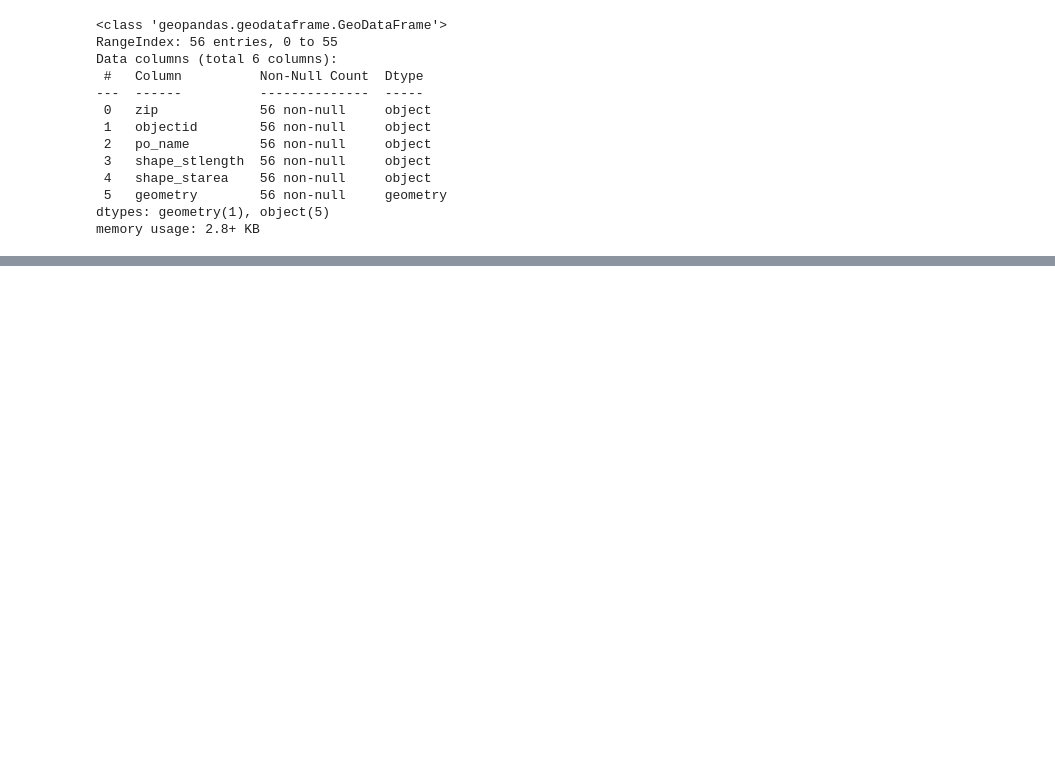
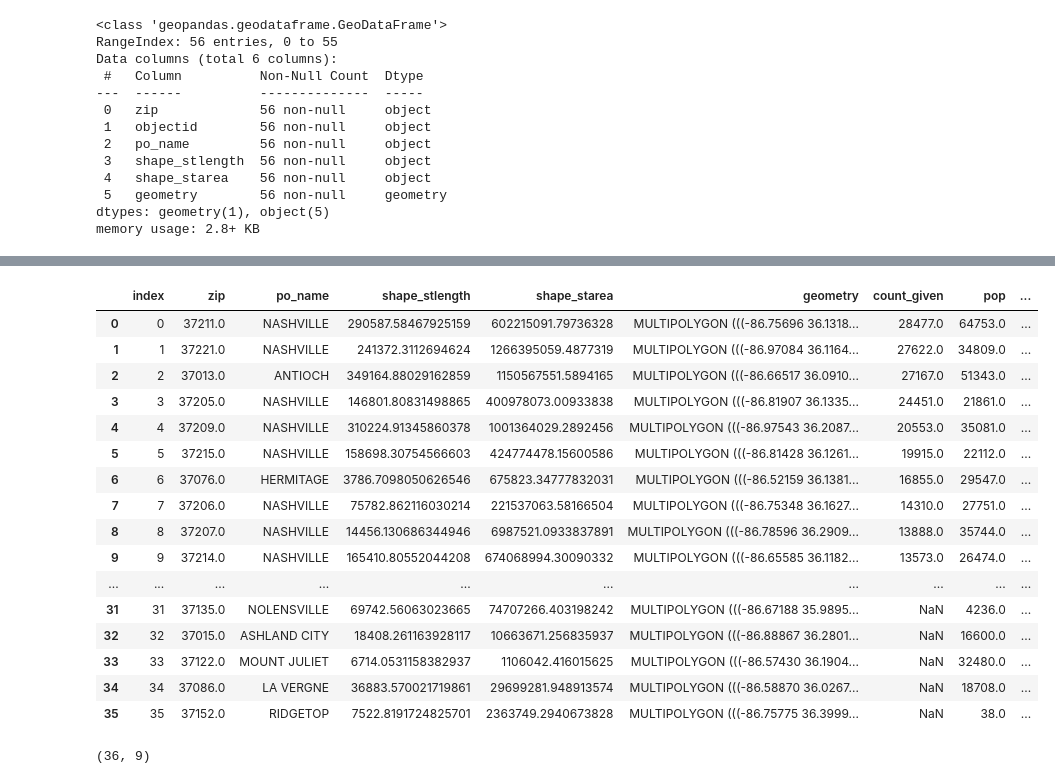
Before and after one commit to rghertel/nash-covid-cases-vaccines-pekka_pickled_peppers, a Jupyter notebook: Metro Area Covid Infections, Vaccinations, Other Factor Correlations.ipynb, the cells around one changed output, grey strips where cells are left out. Drawn from its saved outputs; the diff is of its cells as text; code cells hidden in the pictures; blank space fills up the shorter version.

```diff
--- a/Metro Area Covid Infections, Vaccinations, Other Factor Correlations.ipynb
+++ b/Metro Area Covid Infections, Vaccinations, Other Factor Correlations.ipynb
@@ -65,6 +109,6 @@ dtypes: geometry(1), object(5)
 memory usage: 2.8+ KB
 # %%
 #cast zipcode as float in zipcodes
-zipcodes['zip'].astype('float')
-zipcodes['zip'].dtype
+zipcodes['zip'] = zipcodes['zip'].astype('float')
+zipcodes.info()
 # %% [output]
@@ -78,0 +128,3 @@ KeyError: 'zip'
+# %%
+pop_by_zip = pd.read_csv("data/zipcode population.csv")
+pop_by_zip.info()
@@ -78,0 +214,28 @@ KeyError: 'zip'
+# %%
+geo_vaccine_pop = geo_vaccine.merge(pop_by_zip, on = 'zip', how='inner')
+geo_vaccine_pop = geo_vaccine_pop.drop(columns=['index','objectid','number','lat,long', 'city']).reset_index()
+geo_vaccine_pop['percent_vaxxed'] = round((geo_vaccine_pop['count_given']/geo_vaccine_pop['pop']),2)
+geo_vaccine_pop
+# %% [output]
+|  | index | zip | po_name | shape_stlength | shape_starea | geometry | count_given | pop | ... |
+| 0 | 0 | 37211.0 | NASHVILLE | 290587.58467925159 | 602215091.79736328 | MULTIPOLYGON (((-86.75696 36.1318... | 28477.0 | 64753.0 | ... |
+| 1 | 1 | 37221.0 | NASHVILLE | 241372.3112694624 | 1266395059.4877319 | MULTIPOLYGON (((-86.97084 36.1164... | 27622.0 | 34809.0 | ... |
+| 2 | 2 | 37013.0 | ANTIOCH | 349164.88029162859 | 1150567551.5894165 | MULTIPOLYGON (((-86.66517 36.0910... | 27167.0 | 51343.0 | ... |
+| 3 | 3 | 37205.0 | NASHVILLE | 146801.80831498865 | 400978073.00933838 | MULTIPOLYGON (((-86.81907 36.1335... | 24451.0 | 21861.0 | ... |
+| 4 | 4 | 37209.0 | NASHVILLE | 310224.91345860378 | 1001364029.2892456 | MULTIPOLYGON (((-86.97543 36.2087... | 20553.0 | 35081.0 | ... |
+| 5 | 5 | 37215.0 | NASHVILLE | 158698.30754566603 | 424774478.15600586 | MULTIPOLYGON (((-86.81428 36.1261... | 19915.0 | 22112.0 | ... |
+| 6 | 6 | 37076.0 | HERMITAGE | 3786.7098050626546 | 675823.34777832031 | MULTIPOLYGON (((-86.52159 36.1381... | 16855.0 | 29547.0 | ... |
+| 7 | 7 | 37206.0 | NASHVILLE | 75782.862116030214 | 221537063.58166504 | MULTIPOLYGON (((-86.75348 36.1627... | 14310.0 | 27751.0 | ... |
+| 8 | 8 | 37207.0 | NASHVILLE | 14456.130686344946 | 6987521.0933837891 | MULTIPOLYGON (((-86.78596 36.2909... | 13888.0 | 35744.0 | ... |
+| 9 | 9 | 37214.0 | NASHVILLE | 165410.80552044208 | 674068994.30090332 | MULTIPOLYGON (((-86.65585 36.1182... | 13573.0 | 26474.0 | ... |
+| ... | ... | ... | ... | ... | ... | ... | ... | ... | ... |
+| 31 | 31 | 37135.0 | NOLENSVILLE | 69742.56063023665 | 74707266.403198242 | MULTIPOLYGON (((-86.67188 35.9895... | NaN | 4236.0 | ... |
+| 32 | 32 | 37015.0 | ASHLAND CITY | 18408.261163928117 | 10663671.256835937 | MULTIPOLYGON (((-86.88867 36.2801... | NaN | 16600.0 | ... |
+| 33 | 33 | 37122.0 | MOUNT JULIET | 6714.0531158382937 | 1106042.416015625 | MULTIPOLYGON (((-86.57430 36.1904... | NaN | 32480.0 | ... |
+| 34 | 34 | 37086.0 | LA VERGNE | 36883.570021719861 | 29699281.948913574 | MULTIPOLYGON (((-86.58870 36.0267... | NaN | 18708.0 | ... |
+| 35 | 35 | 37152.0 | RIDGETOP | 7522.8191724825701 | 2363749.2940673828 | MULTIPOLYGON (((-86.75775 36.3999... | NaN | 38.0 | ... |
+# %%
+geo_vaccine_pop.shape
+#lost two rows after merging population data?
+# %% [output]
+(36, 9)
```
Also changed, not shown: parts of 16 cells of this notebook, 7 other files.
